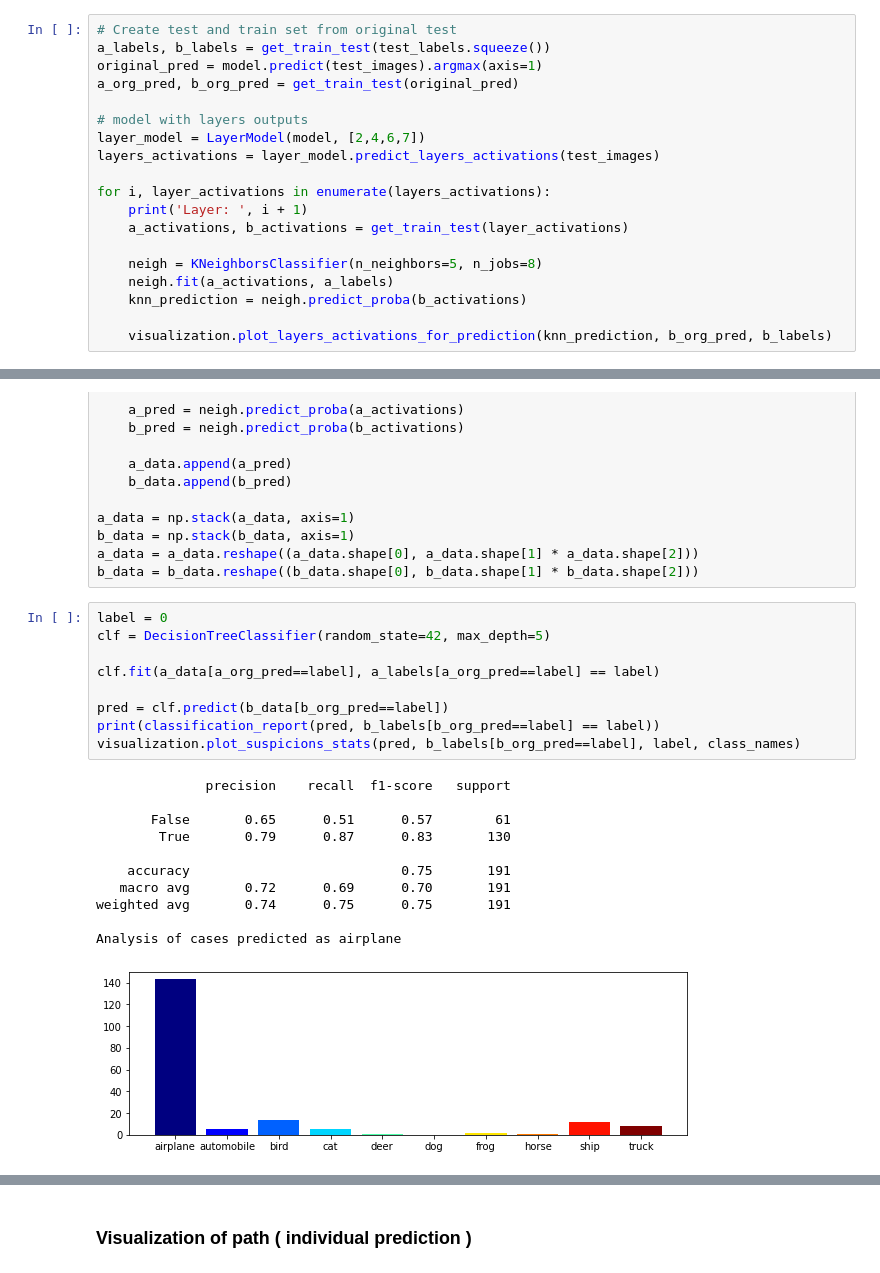
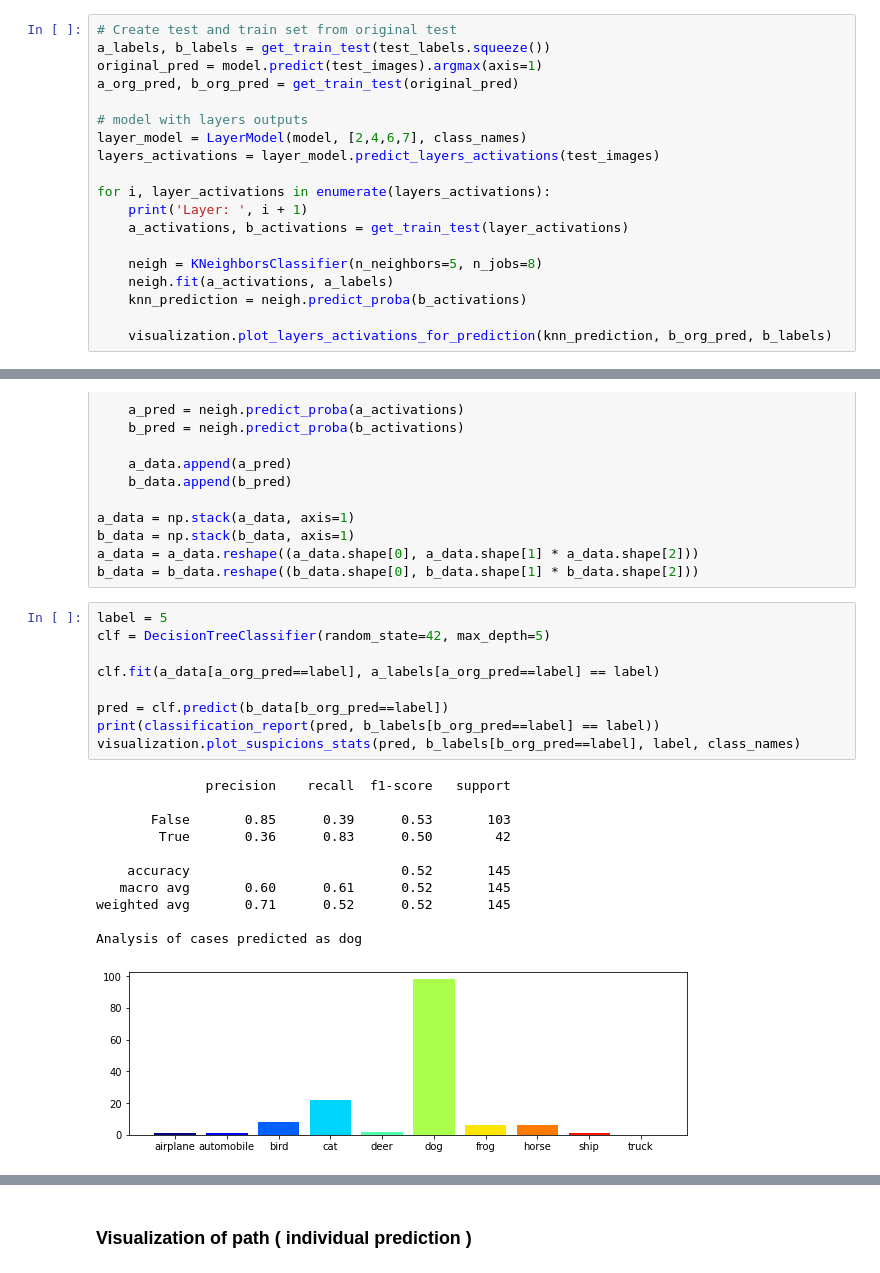
Before and after one commit to FrantisekSefcik/labs-nn, a Jupyter notebook: notebooks/Layers activations.ipynb, the cells around one changed output, grey strips where cells are left out. Drawn from its saved outputs; the diff is of its cells as text.

```diff
--- a/notebooks/Layers activations.ipynb
+++ b/notebooks/Layers activations.ipynb
@@ -219,7 +223,7 @@ original_pred = model.predict(test_images).argmax(axis=1)
 a_org_pred, b_org_pred = get_train_test(original_pred)
 
 # model with layers outputs
-layer_model = LayerModel(model, [2,4,6,7])
+layer_model = LayerModel(model, [2,4,6,7], class_names)
 layers_activations = layer_model.predict_layers_activations(test_images)
 
 for i, layer_activations in enumerate(layers_activations):
@@ -260,23 +264,23 @@ b_data = np.stack(b_data, axis=1)
 a_data = a_data.reshape((a_data.shape[0], a_data.shape[1] * a_data.shape[2]))
 b_data = b_data.reshape((b_data.shape[0], b_data.shape[1] * b_data.shape[2]))
 # %%
-label = 0
+label = 5
 clf = DecisionTreeClassifier(random_state=42, max_depth=5)
 
 clf.fit(a_data[a_org_pred==label], a_labels[a_org_pred==label] == label)
 
 pred = clf.predict(b_data[b_org_pred==label])
 print(classification_report(pred, b_labels[b_org_pred==label] == label))
 visualization.plot_suspicions_stats(pred, b_labels[b_org_pred==label], label, class_names)
 # %% [output]
               precision    recall  f1-score   support
 
-       False       0.65      0.51      0.57        61
-        True       0.79      0.87      0.83       130
+       False       0.85      0.39      0.53       103
+        True       0.36      0.83      0.50        42
 
-    accuracy                           0.75       191
-   macro avg       0.72      0.69      0.70       191
-weighted avg       0.74      0.75      0.75       191
+    accuracy                           0.52       145
+   macro avg       0.60      0.61      0.52       145
+weighted avg       0.71      0.52      0.52       145
 
-Analysis of cases predicted as airplane
+Analysis of cases predicted as dog
-[figure, old version]
+[figure, new version]
```
Also changed, not shown: parts of 38 cells of this notebook, 5 other files.
